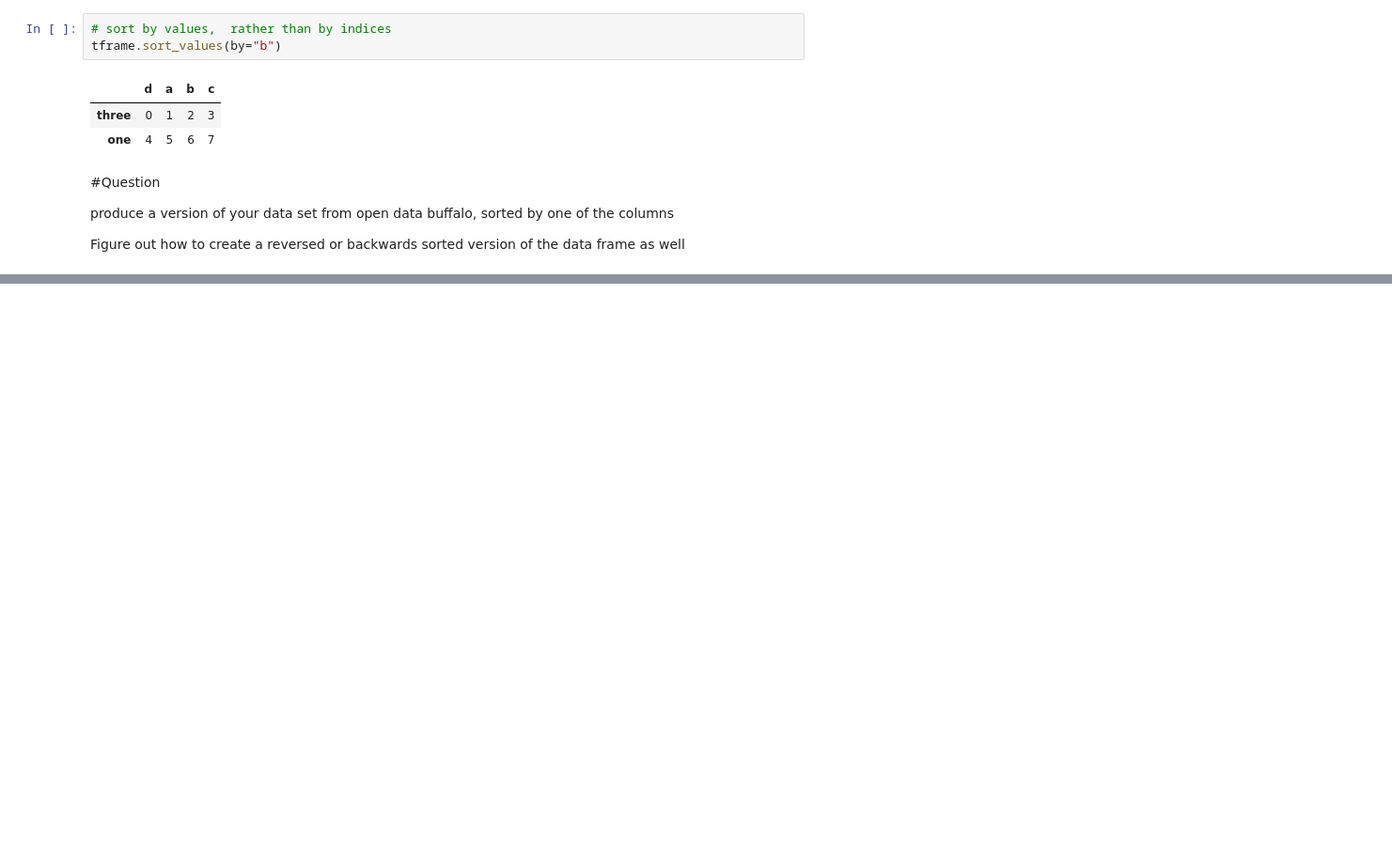
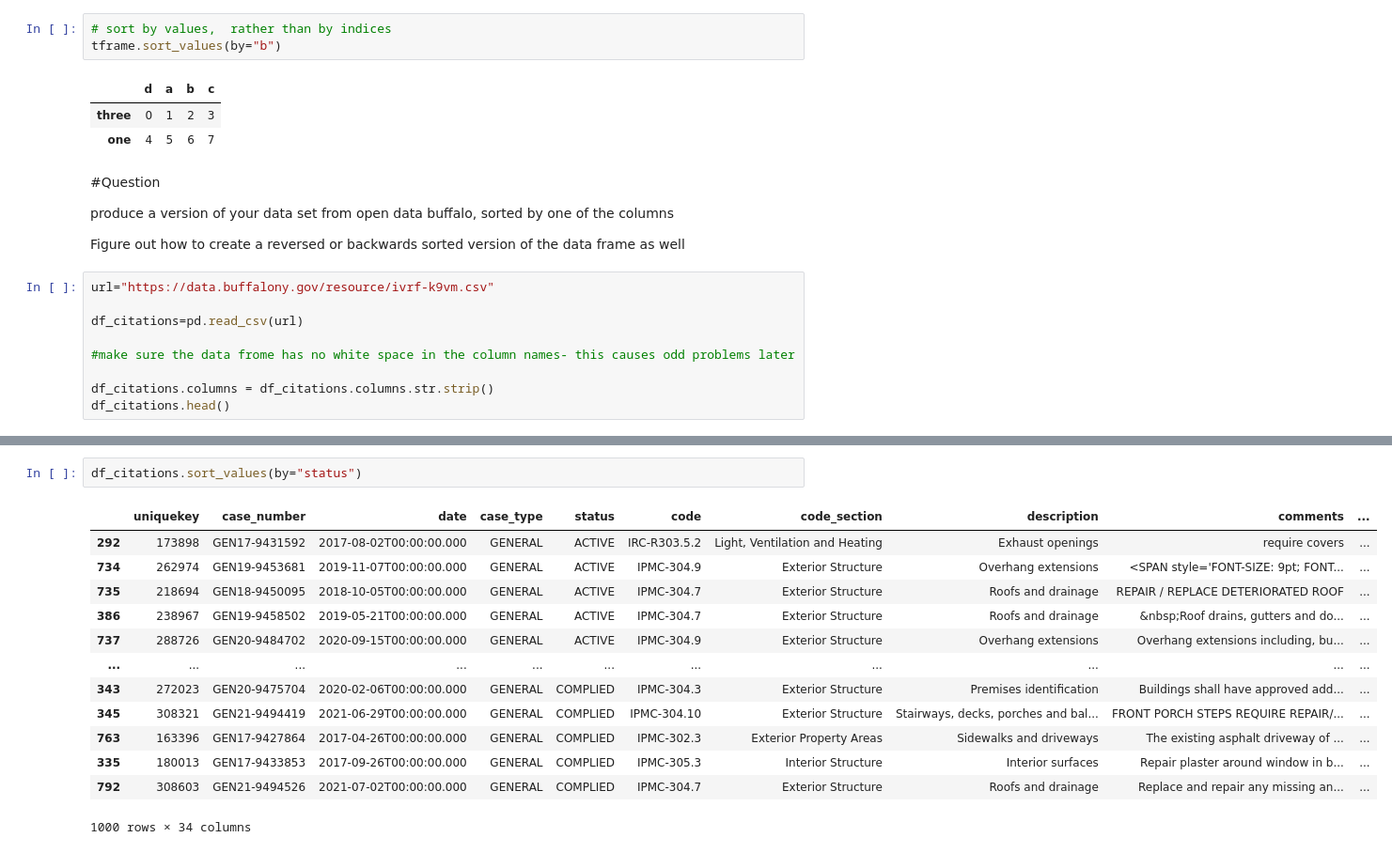
Before and after one commit to kinkadem01/DAT512Week3, a Jupyter notebook: Pandas_ideas_part_1.ipynb, the cells around one changed output, grey strips where cells are left out. Shown: that part at 94% size. Saved outputs shown, nothing was run; the diff lists cells and outputs as text; blank space fills up the shorter version.

```diff
--- a/Pandas_ideas_part_1.ipynb
+++ b/Pandas_ideas_part_1.ipynb
@@ -910,3 +930,12 @@ tframe.sort_values(by="b")
 produce a version of your data set from open data buffalo,  sorted by one of the columns
 
 Figure out how to create a reversed or backwards sorted version of the data frame as well
+# %%
+url="https://data.buffalony.gov/resource/ivrf-k9vm.csv"
+
+df_citations=pd.read_csv(url)
+
+#make sure the data frome has no white space in the column names- this causes odd problems later
+
+df_citations.columns = df_citations.columns.str.strip()
+df_citations.head()
@@ -912,0 +950,16 @@ Figure out how to create a reversed or backwards sorted version of the data fram
+# %%
+df_citations.sort_values(by="status")
+# %% [output]
+|  | uniquekey | case_number | date | case_type | status | code | code_section | description | comments | ... |
+| 292 | 173898 | GEN17-9431592 | 2017-08-02T00:00:00.000 | GENERAL | ACTIVE | IRC-R303.5.2 | Light, Ventilation and Heating | Exhaust openings | require covers | ... |
+| 734 | 262974 | GEN19-9453681 | 2019-11-07T00:00:00.000 | GENERAL | ACTIVE | IPMC-304.9 | Exterior Structure | Overhang extensions | <SPAN style='FONT-SIZE: 9pt; FONT... | ... |
+| 735 | 218694 | GEN18-9450095 | 2018-10-05T00:00:00.000 | GENERAL | ACTIVE | IPMC-304.7 | Exterior Structure | Roofs and drainage | REPAIR / REPLACE DETERIORATED ROOF | ... |
+| 386 | 238967 | GEN19-9458502 | 2019-05-21T00:00:00.000 | GENERAL | ACTIVE | IPMC-304.7 | Exterior Structure | Roofs and drainage | &nbsp;Roof drains, gutters and do... | ... |
+| 737 | 288726 | GEN20-9484702 | 2020-09-15T00:00:00.000 | GENERAL | ACTIVE | IPMC-304.9 | Exterior Structure | Overhang extensions | Overhang extensions including, bu... | ... |
+| ... | ... | ... | ... | ... | ... | ... | ... | ... | ... | ... |
+| 343 | 272023 | GEN20-9475704 | 2020-02-06T00:00:00.000 | GENERAL | COMPLIED | IPMC-304.3 | Exterior Structure | Premises identification | Buildings shall have approved add... | ... |
+| 345 | 308321 | GEN21-9494419 | 2021-06-29T00:00:00.000 | GENERAL | COMPLIED | IPMC-304.10 | Exterior Structure | Stairways, decks, porches and bal... | FRONT PORCH STEPS REQUIRE REPAIR/... | ... |
+| 763 | 163396 | GEN17-9427864 | 2017-04-26T00:00:00.000 | GENERAL | COMPLIED | IPMC-302.3 | Exterior Property Areas | Sidewalks and driveways | The existing asphalt driveway of ... | ... |
+| 335 | 180013 | GEN17-9433853 | 2017-09-26T00:00:00.000 | GENERAL | COMPLIED | IPMC-305.3 | Interior Structure | Interior surfaces | Repair plaster around window in b... | ... |
+| 792 | 308603 | GEN21-9494526 | 2021-07-02T00:00:00.000 | GENERAL | COMPLIED | IPMC-304.7 | Exterior Structure | Roofs and drainage | Replace and repair any missing an... | ... |
+1000 rows × 34 columns
```
Also changed, not shown: parts of 13 cells of this notebook.
